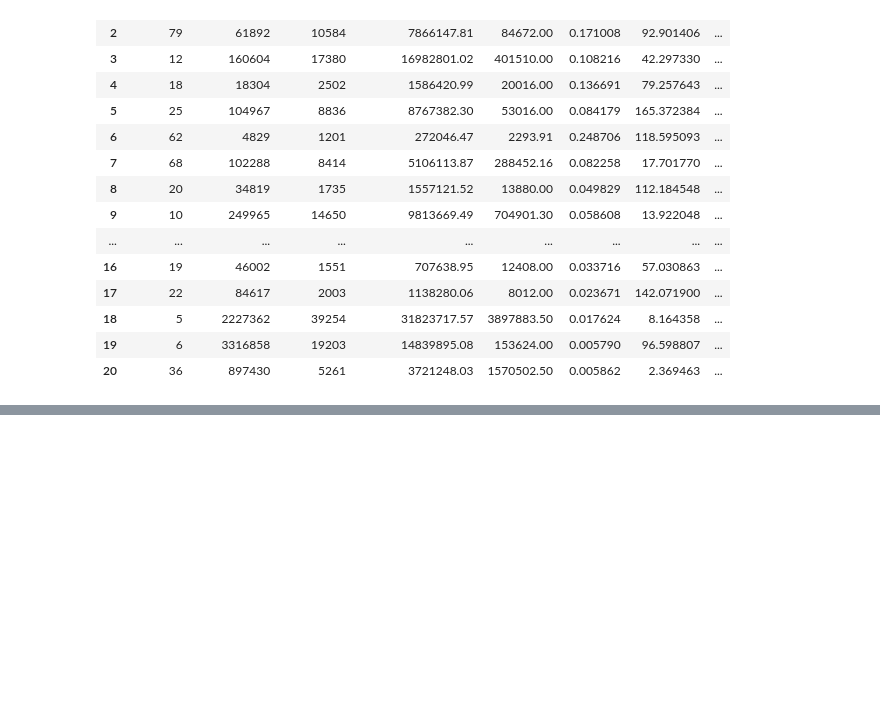
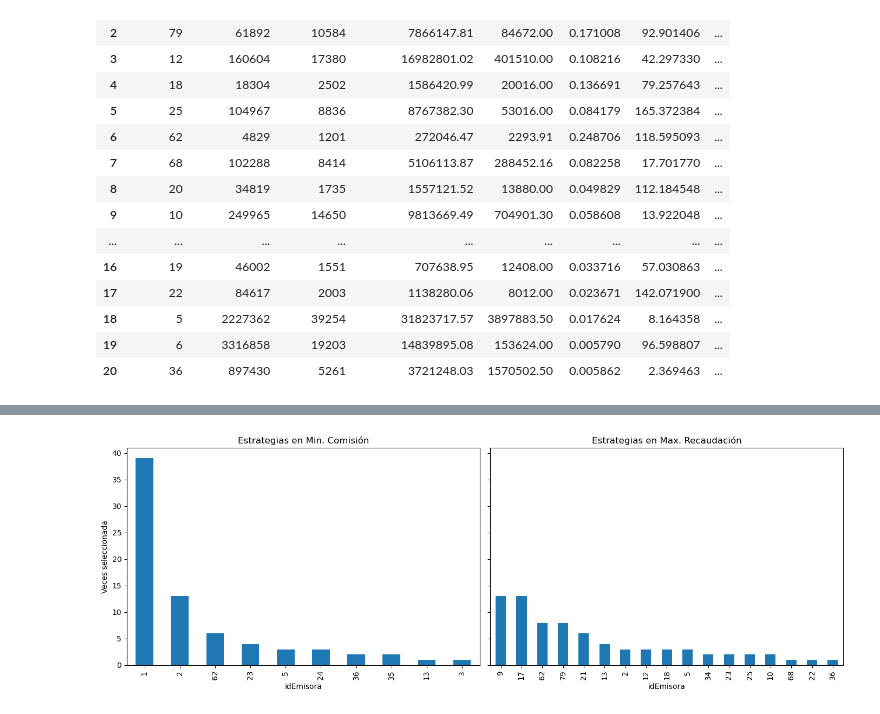
Before and after one commit to AxelDGG/DataThon, a Jupyter notebook: analisis2.ipynb, the cells around one changed output, grey strips where cells are left out. Saved outputs shown, nothing was run; the diff lists cells and outputs as text; code cells hidden in the pictures; blank space fills up the shorter version.

```diff
--- a/analisis2.ipynb
+++ b/analisis2.ipynb
@@ -549,11 +631,17 @@ def simular_estrategias_por_credito(cobros, clf, X_train_cols,
 # %%
-# Tomar 10% de los valores de cobros aleatoriamente
-cobros10 = cobros.sample(frac=0.01, random_state=42)
+
+# obten una decima parte aleatoria de ejemplos_base
+ejemplos_base10 = ejemplos_base.sample(frac=0.001, random_state=42).reset_index(drop=True)
+print(ejemplos_base10.shape)
+# 5. Ejecutar simulación vectorizada
 resultados_simulacion = simular_estrategias_por_credito(
-    cobros10, clf, X_train_cols=X_train.columns,
-    umbral=0.05, n_creditos=500, random_state=42
+    ejemplos_base=ejemplos_base10,
+    clf=clf,
+    X_model_columns=X_train.columns,
+    estr_info=estr_info,
+    umbral=0.05
 )
-# Mostrar resultados de la simulación
+
 print(resultados_simulacion.head())
 # %% [output]
    idCredito  consecutivoCobro  idBanco  idEmisora  proba_exito  \
@@ -592 +682,68 @@ idEmisora
 Name: count, dtype: int64
+# %%
+import matplotlib.pyplot as plt
+
+# Separar resultados por escenario
+res_min_comision = resultados_simulacion[resultados_simulacion["escenario"] == "Minimizar Comisión"]
+res_max_recaudo  = resultados_simulacion[resultados_simulacion["escenario"] == "Maximizar Recaudación"]
+
+# Métricas agregadas por escenario
+def resumen_metricas(df):
+    return {
+        "n_creditos":             df["idCredito"].nunique(),
+        "estrategias_usadas":     df["idEmisora"].nunique(),
+        "costo_promedio":         df["costoTransaccion"].mean(),
+        "probabilidad_promedio":  df["proba_exito"].mean(),
+        "recaudo_esperado_prom":  df["expected_recaudo"].mean()
+    }
+
+print("Métricas por escenario:")
+print("Escenario A (Minimizar Comisión):")
+print(resumen_metricas(res_min_comision))
+print("Escenario B (Maximizar Recaudación):")
+print(resumen_metricas(res_max_recaudo))
+
+# Conteo de uso de estrategias
+fig, axs = plt.subplots(1, 2, figsize=(14, 5), sharey=True)
+
+res_min_comision["idEmisora"].value_counts().sort_values(ascending=False).plot(
+    kind="bar", ax=axs[0], title="Estrategias en Min. Comisión"
+)
+res_max_recaudo["idEmisora"].value_counts().sort_values(ascending=False).plot(
+    kind="bar", ax=axs[1], title="Estrategias en Max. Recaudación"
+)
+
+axs[0].set_ylabel("Veces seleccionada")
+axs[0].set_xlabel("idEmisora")
+axs[1].set_xlabel("idEmisora")
+plt.tight_layout()
+plt.show()
+
+# Comparación directa por crédito
+comparacion = res_min_comision.merge(
+    res_max_recaudo,
+    on="idCredito",
+    suffixes=("_A", "_B")
+)
+
+comparacion["mejor_en"] = comparacion.apply(
+    lambda row: "A" if row["expected_recaudo_A"] >= row["expected_recaudo_B"] else "B",
+    axis=1
+)
+
+print("\n🎯 Comparación directa por crédito:")
+print(comparacion["mejor_en"].value_counts())
+
+# Visualizar diferencias de recaudo esperado
+plt.figure(figsize=(10,5))
+plt.hist(
+    comparacion["expected_recaudo_B"] - comparacion["expected_recaudo_A"],
+    bins=40, edgecolor="black"
+)
+plt.title("Diferencia de Recaudo Esperado (B - A)")
+plt.xlabel("MXN adicionales por elegir estrategia B sobre A")
+plt.ylabel("Número de créditos")
+plt.grid(True)
+plt.tight_layout()
+plt.show()
+# %% [output]
@@ -592,0 +755 @@ Name: count, dtype: int64
+[figure, added]
```
Also changed, not shown: parts of 17 cells of this notebook.
